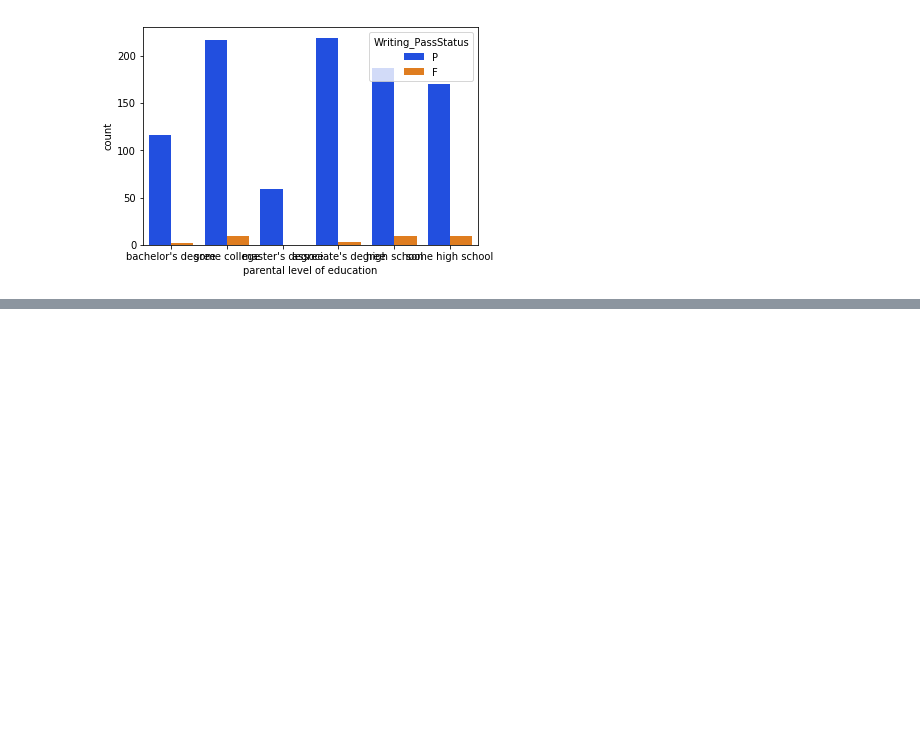
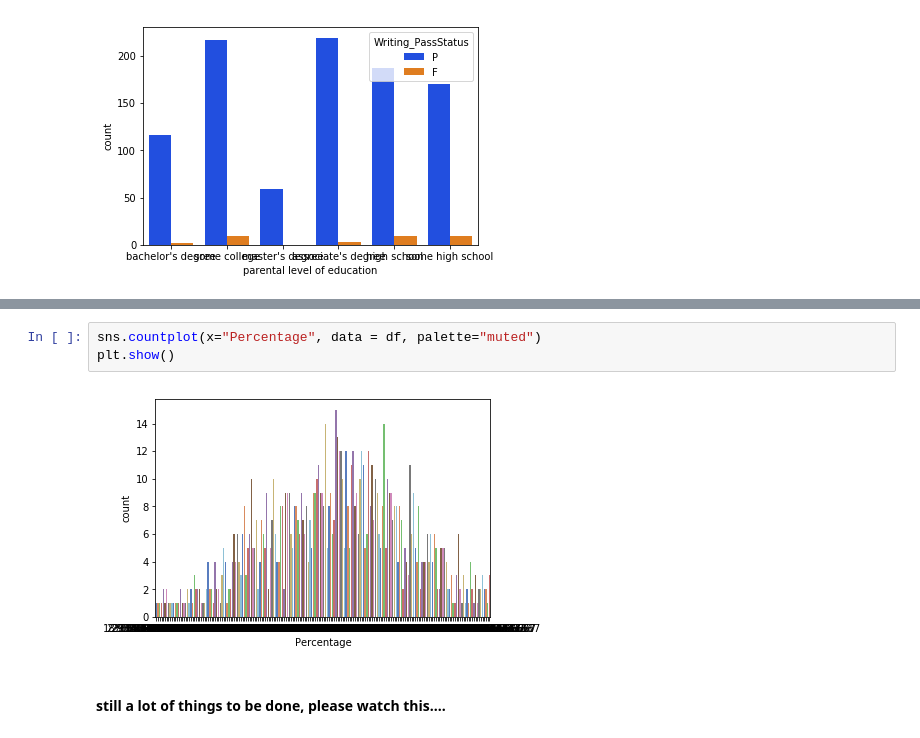
Before and after one commit to Jakki-SP/Exploratory-DataAnalysis, a Jupyter notebook: Student Performance In Exams.ipynb, the cells around one changed output, grey strips where cells are left out. Cells and saved outputs as stored; diff of their text form; blank space fills up the shorter version.

```diff
--- a/Student Performance In Exams.ipynb
+++ b/Student Performance In Exams.ipynb
@@ -95,0 +168,7 @@ plt.show()
+# %%
+sns.countplot(x="Percentage", data = df, palette="muted")
+plt.show()
+# %% [output]
+[figure, added]
+# %% [markdown]
+#### still a lot of things to be done, please watch this....
```
Also changed, not shown: parts of 36 cells of this notebook.
